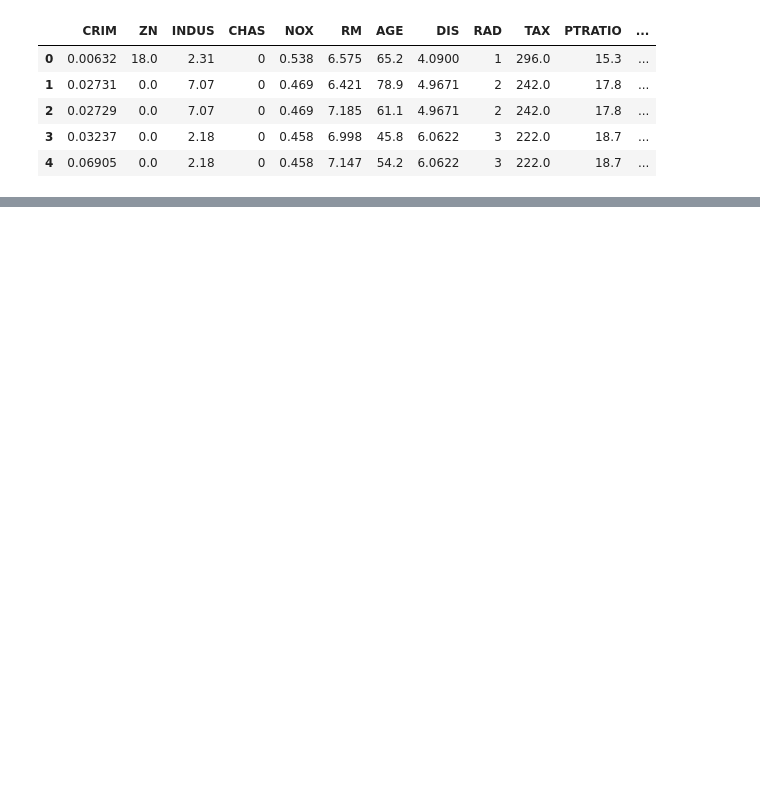
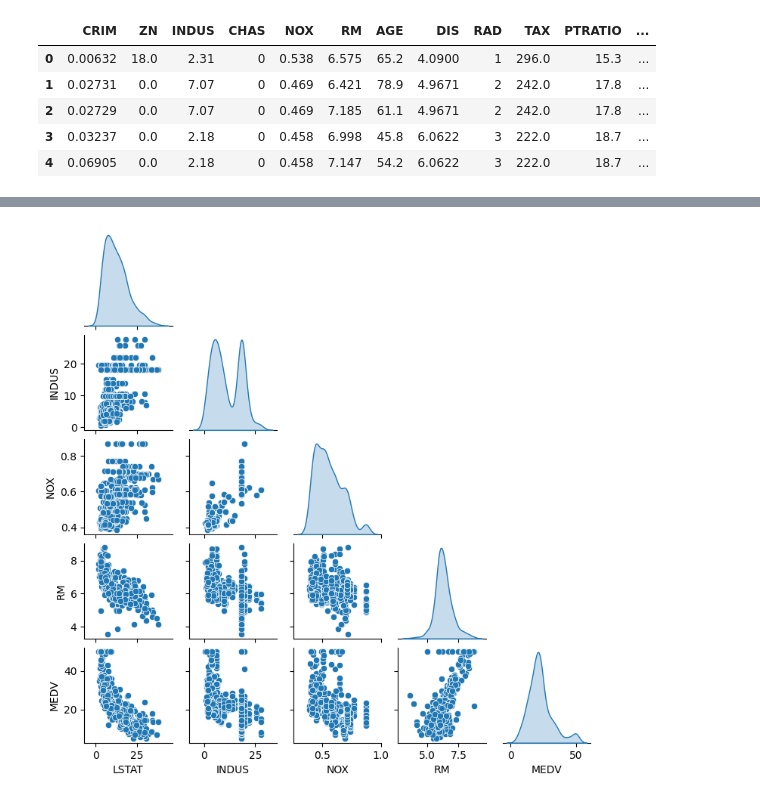
Before and after one commit to juliosdutra/modelagem-processos-dados, a Jupyter notebook: exercicios/Housing_aula.ipynb, the cells around one changed output, grey strips where cells are left out. Saved outputs shown, nothing was run; the diff lists cells and outputs as text; code cells hidden in the pictures; blank space fills up the shorter version.

```diff
--- a/exercicios/Housing_aula.ipynb
+++ b/exercicios/Housing_aula.ipynb
@@ -42,0 +80,7 @@ df.head()
+# %%
+cols = ['LSTAT', 'INDUS', 'NOX', 'RM', 'MEDV']
+sns.pairplot(df[cols], height=1.5,
+             corner=True, diag_kind='kde',) # hist
+plt.show()
+# %% [output]
+[figure, added]
```
Also changed, not shown: parts of 14 cells of this notebook.
